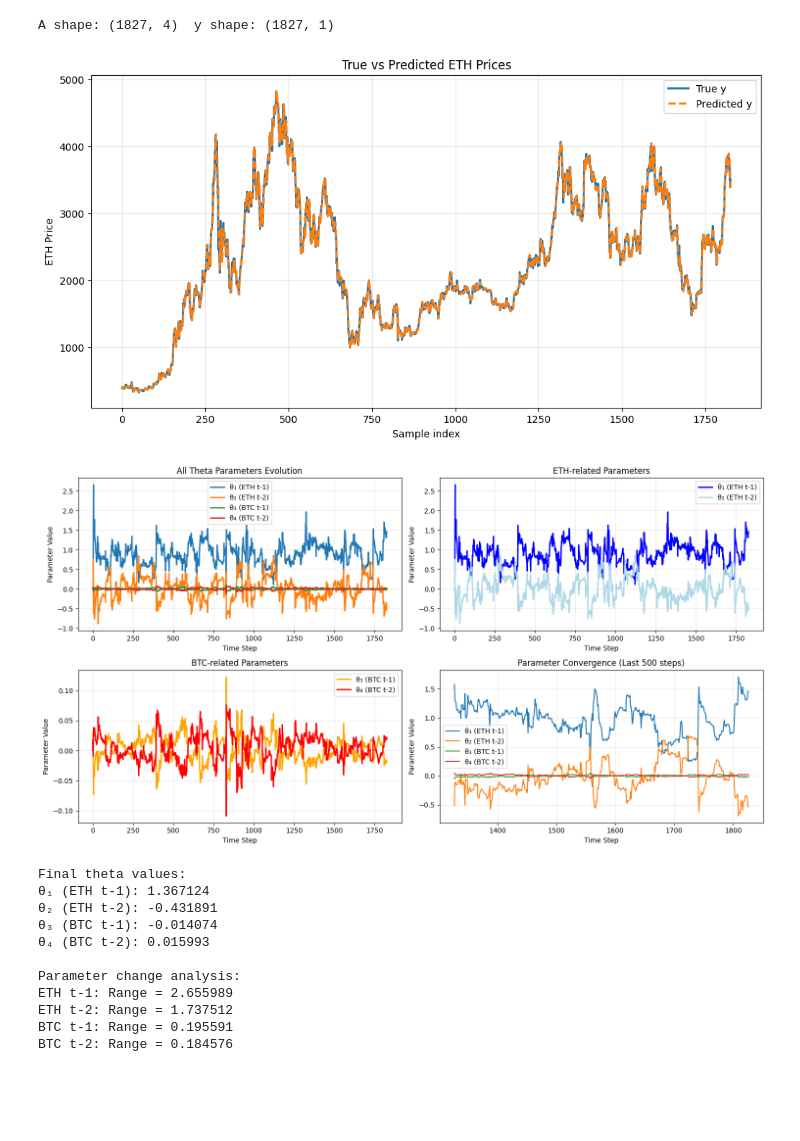
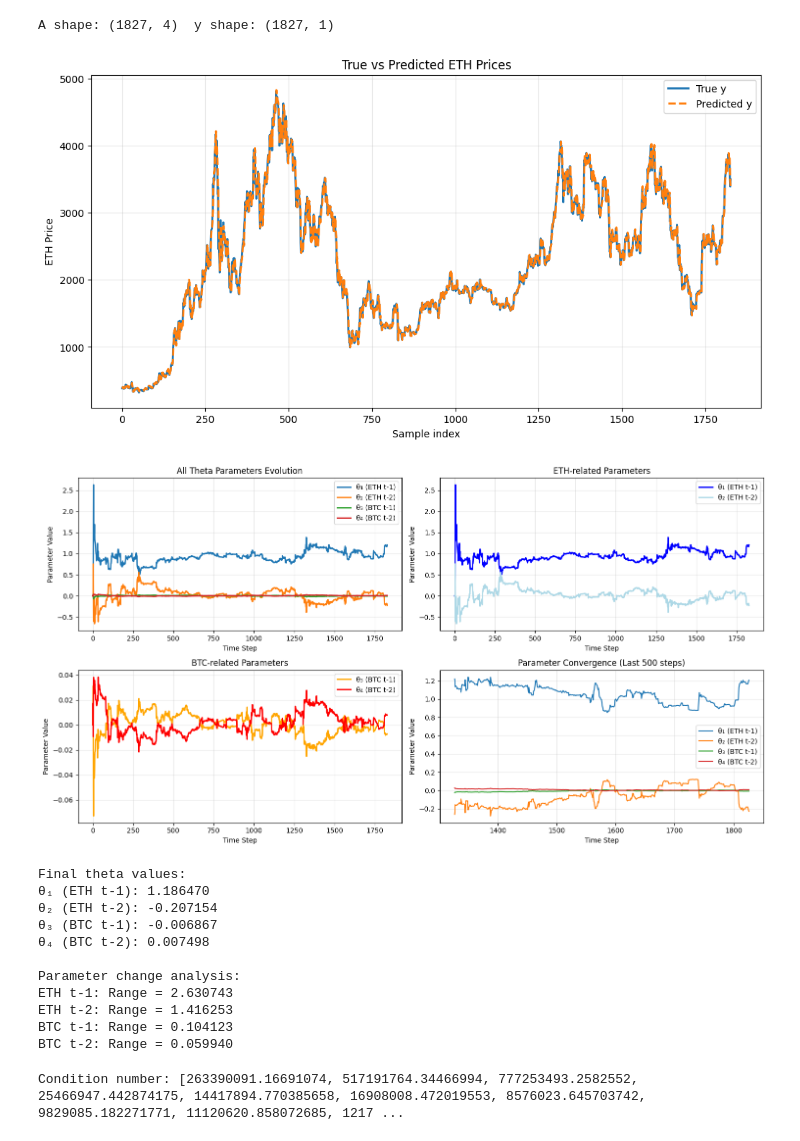
Before and after one commit to mchen920329/Paper, a Jupyter notebook: Paper_Data.ipynb, the cells around one changed output. Saved outputs shown, nothing was run; the diff lists cells and outputs as text; code cells hidden in the pictures; blank space fills up the shorter version.

```diff
--- a/Paper_Data.ipynb
+++ b/Paper_Data.ipynb
@@ -64,7 +64,7 @@ import matplotlib.pyplot as plt
 # WEIGHT RLS
 
 y_pred_list = []
-beta = 0.95
+beta = 0.99
 P = np.identity(4)
 theta = np.array([0,0,0,0]).reshape(-1,1)
 
@@ -75,7 +75,6 @@ for row, y_t in zip(A, y):
     P = 1/beta * (P - (P @ newsample @ P)/(beta+ row.T @ P @ row))
     predict = row.T @ theta
     y_pred_list.append(predict)
-
 
 
 # 处理预测值 - 从array列表提取数值
@@ -95,7 +94,7 @@ plt.title("True vs Predicted ETH Prices")
 plt.grid(True, alpha=0.3)
 plt.show()
 # %% [output]
-[figure, old version]
+[figure, new version]
 # %%
 import numpy as np
 import matplotlib.pyplot as plt
@@ -103,22 +102,22 @@ import matplotlib.pyplot as plt
 # WEIGHTED RLS - 记录theta变化
 y_pred_list = []
 theta_history = []  # 记录每一步的theta
-beta = 0.95
+beta = 0.99
 P = np.identity(4)
 theta = np.array([0, 0, 0, 0]).reshape(-1, 1)
 
-for row, y_t in zip(A, y.flatten()):
+for row, y_t in zip(A, y):
     row = row.reshape(-1, 1)    # (4, 1) 列向量
     newsample = row @ row.T     # (4, 4) 外积
-    predict = (row.T @ theta)[0, 0]  # 提取标量值
+
 
     # 记录当前theta
-    theta_history.append(theta.copy().flatten())
+    theta_history.append(theta)
 
     # 更新theta和P
     theta = theta + (P @ row) * (y_t - row.T @ theta) / (beta + row.T @ P @ row)
     P = 1/beta * (P - (P @ newsample @ P)/(beta + row.T @ P @ row))
-
+    predict = (row.T @ theta)
     y_pred_list.append(predict)
 
 # 转换为numpy数组便于绘图
@@ -167,42 +166,66 @@ if len(theta_history) > 500:
     plt.plot(range(start_idx, len(theta_history)), theta_history[start_idx:, 1], label='θ₂ (ETH t-2)')
     plt.plot(range(start_idx, len(theta_history)), theta_history[start_idx:, 2], label='θ₃ (BTC t-1)')
     plt.plot(range(start_idx, len(theta_history)), theta_history[start_idx:, 3], label='θ₄ (BTC t-2)')
 else:
     plt.plot(theta_history[:, 0], label='θ₁ (ETH t-1)')
     plt.plot(theta_history[:, 1], label='θ₂ (ETH t-2)')
     plt.plot(theta_history[:, 2], label='θ₃ (BTC t-1)')
     plt.plot(theta_history[:, 3], label='θ₄ (BTC t-2)')
 plt.xlabel('Time Step')
 plt.ylabel('Parameter Value')
 plt.title('Parameter Convergence (Last 500 steps)')
 plt.legend()
 plt.grid(True, alpha=0.3)
 
 plt.tight_layout()
 plt.show()
 
 # 打印最终参数值
 print("Final theta values:")
 print(f"θ₁ (ETH t-1): {theta[0,0]:.6f}")
 print(f"θ₂ (ETH t-2): {theta[1,0]:.6f}")
 print(f"θ₃ (BTC t-1): {theta[2,0]:.6f}")
 print(f"θ₄ (BTC t-2): {theta[3,0]:.6f}")
 
 # 分析参数变化幅度
 print("\nParameter change analysis:")
 for i, name in enumerate(['ETH t-1', 'ETH t-2', 'BTC t-1', 'BTC t-2']):
     param_range = np.max(theta_history[:, i]) - np.min(theta_history[:, i])
     print(f"{name}: Range = {param_range:.6f}")
 # %% [output]
-[figure, old version]
+[figure, new version]
 Final theta values:
-θ₁ (ETH t-1): 1.367124
-θ₂ (ETH t-2): -0.431891
-θ₃ (BTC t-1): -0.014074
-θ₄ (BTC t-2): 0.015993
+θ₁ (ETH t-1): 1.186470
+θ₂ (ETH t-2): -0.207154
+θ₃ (BTC t-1): -0.006867
+θ₄ (BTC t-2): 0.007498
 
 Parameter change analysis:
-ETH t-1: Range = 2.655989
-ETH t-2: Range = 1.737512
-BTC t-1: Range = 0.195591
-BTC t-2: Range = 0.184576
+ETH t-1: Range = 2.630743
+ETH t-2: Range = 1.416253
+BTC t-1: Range = 0.104123
+BTC t-2: Range = 0.059940
+# %%
+import numpy as np
+import matplotlib.pyplot as plt
+
+# contidional for P
+log_cond_P = []  # 记录每一步的P的条件数
+beta = 0.99
+P = np.identity(4)
+theta = np.array([0, 0, 0, 0]).reshape(-1, 1)
+
+for row, y_t in zip(A, y):
+    row = row.reshape(-1, 1)    # (4, 1) 列向量
+    newsample = row @ row.T     # (4, 4) 外积
+
+    theta = theta + (P @ row) * (y_t - row.T @ theta) / (beta + row.T @ P @ row)
+    P = 1/beta * (P - (P @ newsample @ P)/(beta + row.T @ P @ row))
+    predict = row.T @ theta
+
+    cond_num = np.linalg.cond(P)
+
+    log_cond_P.append(cond_num)
+print("Condition number:", log_cond_P)
+# %% [output]
+Condition number: [263390091.16691074, 517191764.34466994, 777253493.2582552, 25466947.442874175, 14417894.770385658, 16908008.472019553, 8576023.645703742, 9829085.182271771, 11120620.858072685, 1217 ...
```
Also changed, not shown: parts of 2 cells of this notebook, 3 other files.
